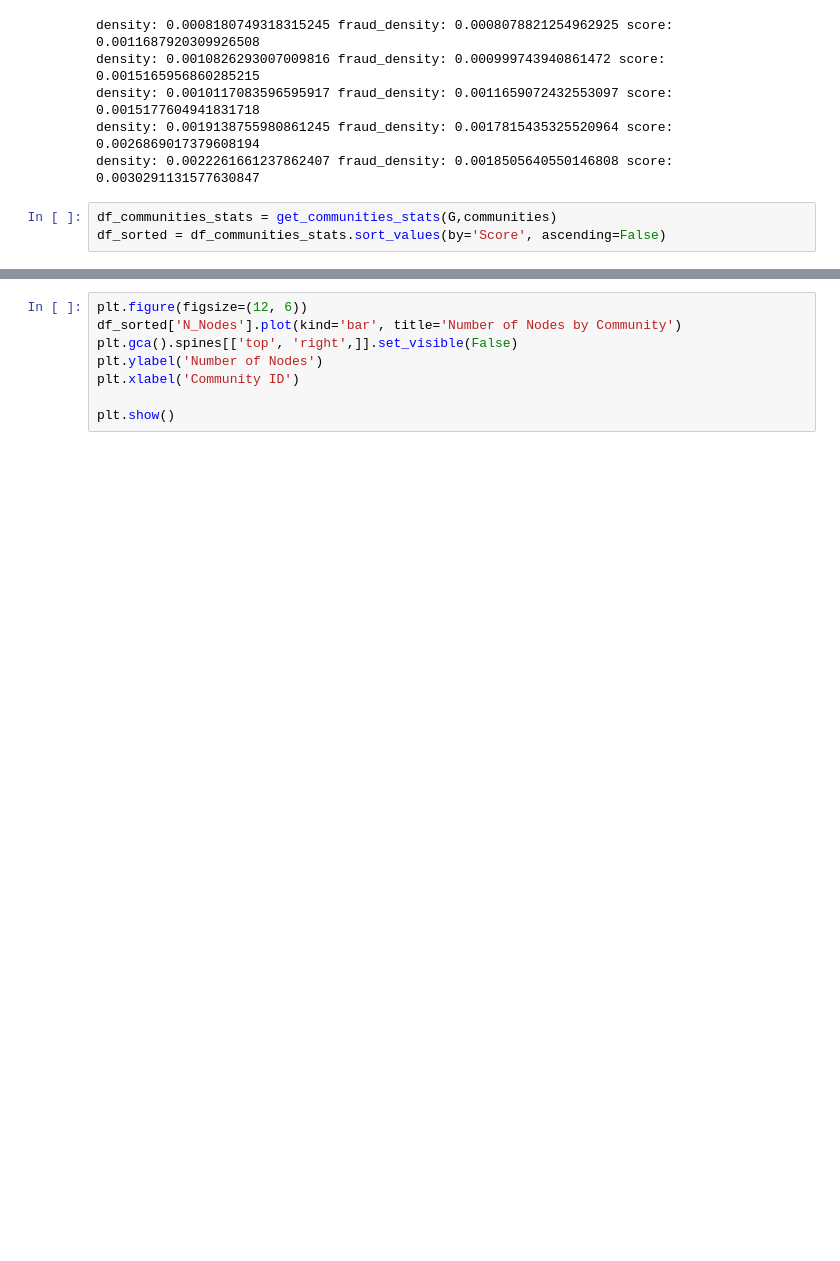
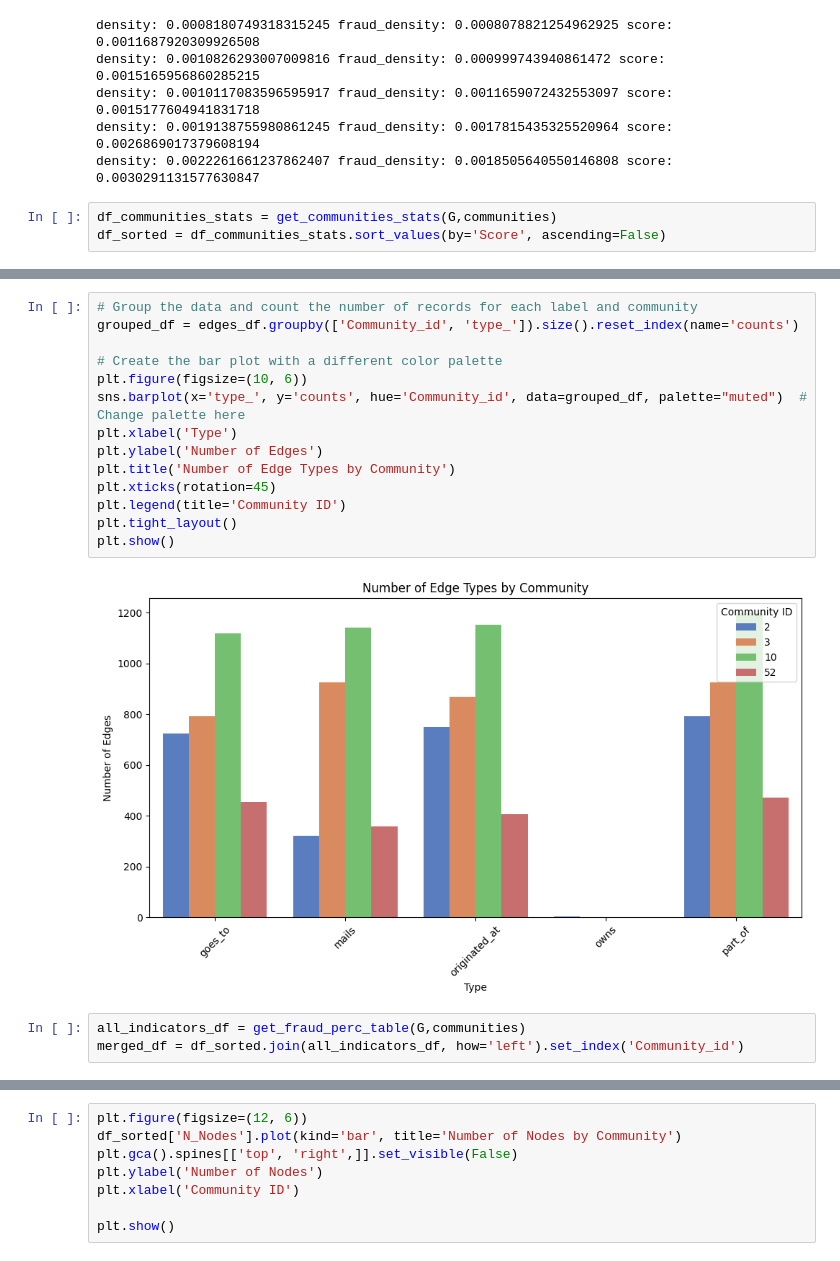
Before and after one commit to gocasual/bbcudas_usps, a Jupyter notebook: main.ipynb, the cells around one changed output, grey strips where cells are left out. Drawn from its saved outputs; the diff is of its cells as text; blank space fills up the shorter version.

```diff
--- a/main.ipynb
+++ b/main.ipynb
@@ -54,0 +128,19 @@ df_communities_stats[df_communities_stats['N_Nodes']>1000]
+# %%
+# Group the data and count the number of records for each label and community
+grouped_df = edges_df.groupby(['Community_id', 'type_']).size().reset_index(name='counts')
+
+# Create the bar plot with a different color palette
+plt.figure(figsize=(10, 6))
+sns.barplot(x='type_', y='counts', hue='Community_id', data=grouped_df, palette="muted")  # Change palette here
+plt.xlabel('Type')
+plt.ylabel('Number of Edges')
+plt.title('Number of Edge Types by Community')
+plt.xticks(rotation=45)
+plt.legend(title='Community ID')
+plt.tight_layout()
+plt.show()
+# %% [output]
+[figure, added]
+# %%
+all_indicators_df = get_fraud_perc_table(G,communities)
+merged_df = df_sorted.join(all_indicators_df, how='left').set_index('Community_id')
```
Also changed, not shown: parts of 22 cells of this notebook.
